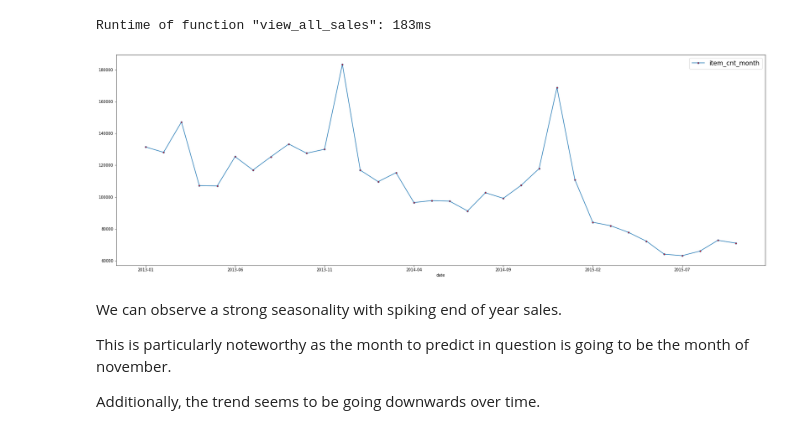
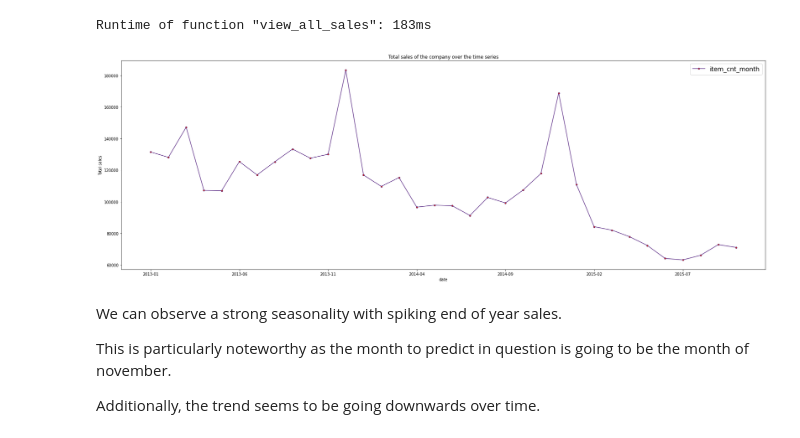
Before and after one commit to cedric-uden/hka-predicting_future_sales, a Jupyter notebook: Predicting_Future_Sales.ipynb, the cells around one changed output. Cells and saved outputs as stored; diff of their text form; code cells hidden in the pictures.

```diff
--- a/Predicting_Future_Sales.ipynb
+++ b/Predicting_Future_Sales.ipynb
@@ -160,11 +161,13 @@ if run_eda:
     all_sales = time_runtime(view_all_sales)
 # %% [output]
 Runtime of function "view_all_sales": 183ms
-# %%
-if run_eda:
-    all_sales.plot()
-# %% [output]
-[figure, removed]
+# %%
+if run_eda:
+    all_sales.plot(marker='o', color=iwi_purple)
+    plt.title("Total sales of the company over the time series")
+    plt.ylabel("Total sales")
+# %% [output]
+[figure, added]
 # %% [markdown]
 We can observe a strong seasonality with spiking end of year sales.
 
```
Also changed, not shown: parts of 14 cells of this notebook.
